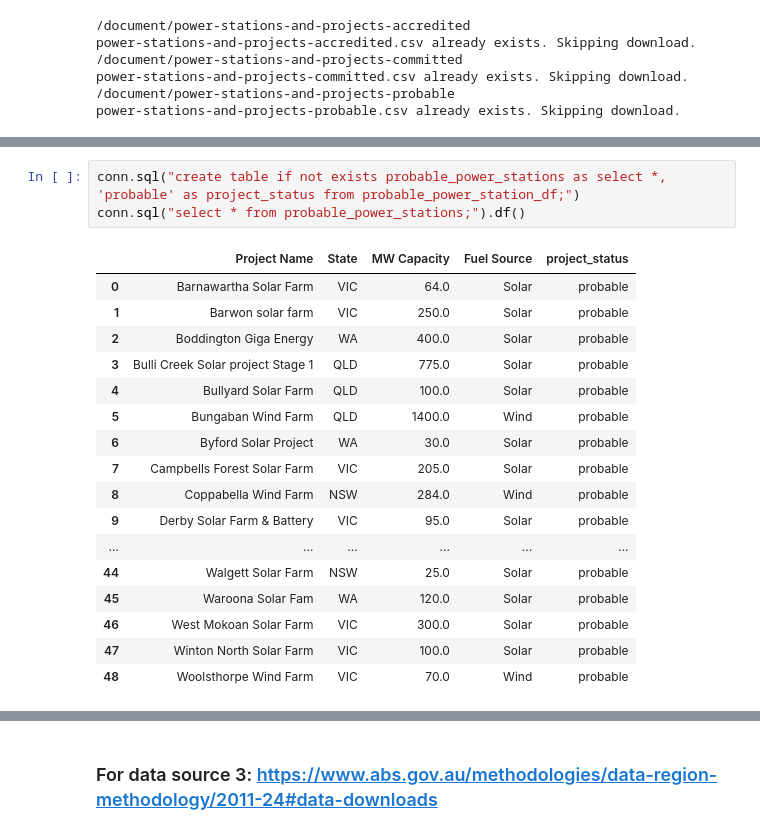
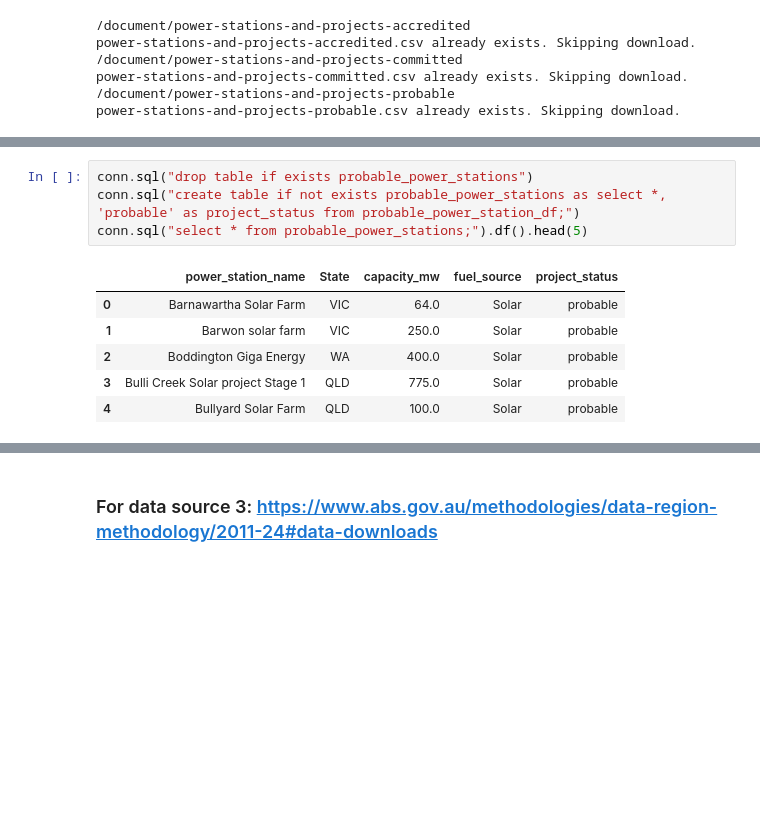
Before and after one commit to kerumixd/5339-Data-Engineering-Group-Porject, a Jupyter notebook: Assignment1.ipynb, the cells around one changed output, grey strips where cells are left out. Cells and saved outputs as stored; diff of their text form; blank space fills up the shorter version.

```diff
--- a/Assignment1.ipynb
+++ b/Assignment1.ipynb
@@ -404,24 +392,14 @@ conn.sql("select * from committed_power_stations;").df()
 # %%
+conn.sql("drop table if exists probable_power_stations")
 conn.sql("create table if not exists probable_power_stations as select *, 'probable' as project_status from probable_power_station_df;")
-conn.sql("select * from probable_power_stations;").df()
+conn.sql("select * from probable_power_stations;").df().head(5)
 # %% [output]
-|  | Project Name | State | MW Capacity | Fuel Source | project_status |
+|  | power_station_name | State | capacity_mw | fuel_source | project_status |
 | 0 | Barnawartha Solar Farm | VIC | 64.0 | Solar | probable |
 | 1 | Barwon solar farm | VIC | 250.0 | Solar | probable |
 | 2 | Boddington Giga Energy | WA | 400.0 | Solar | probable |
 | 3 | Bulli Creek Solar project Stage 1 | QLD | 775.0 | Solar | probable |
 | 4 | Bullyard Solar Farm | QLD | 100.0 | Solar | probable |
-| 5 | Bungaban Wind Farm | QLD | 1400.0 | Wind | probable |
-| 6 | Byford Solar Project | WA | 30.0 | Solar | probable |
-| 7 | Campbells Forest Solar Farm | VIC | 205.0 | Solar | probable |
-| 8 | Coppabella Wind Farm | NSW | 284.0 | Wind | probable |
-| 9 | Derby Solar Farm & Battery | VIC | 95.0 | Solar | probable |
-| ... | ... | ... | ... | ... | ... |
-| 44 | Walgett Solar Farm | NSW | 25.0 | Solar | probable |
-| 45 | Waroona Solar Fam | WA | 120.0 | Solar | probable |
-| 46 | West Mokoan Solar Farm | VIC | 300.0 | Solar | probable |
-| 47 | Winton North Solar Farm | VIC | 100.0 | Solar | probable |
-| 48 | Woolsthorpe Wind Farm | VIC | 70.0 | Wind | probable |
 # %%
 conn.query("SHOW TABLES").df()
 # %% [output]
```
Also changed, not shown: parts of 16 cells of this notebook, 2 other files.
